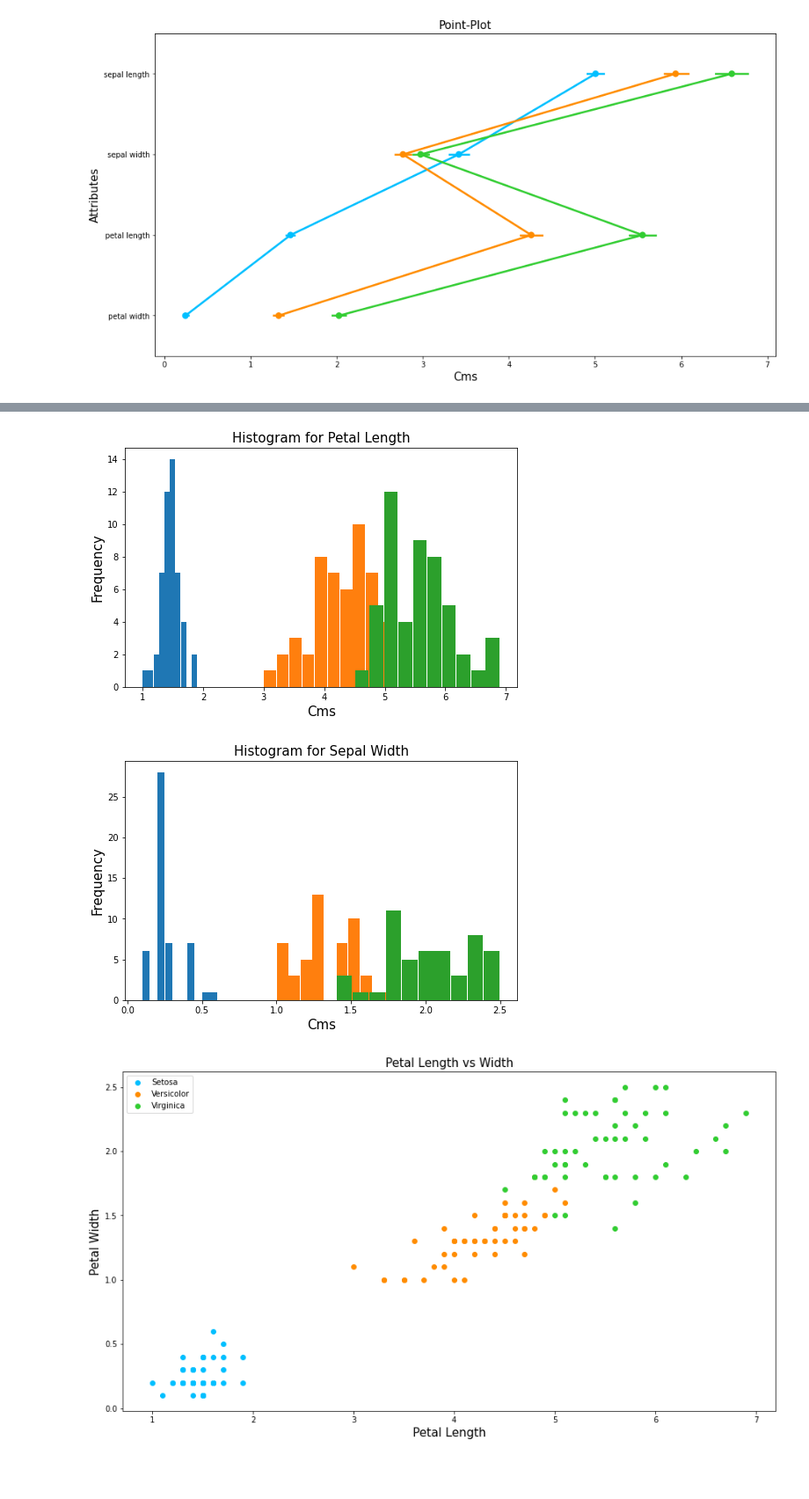
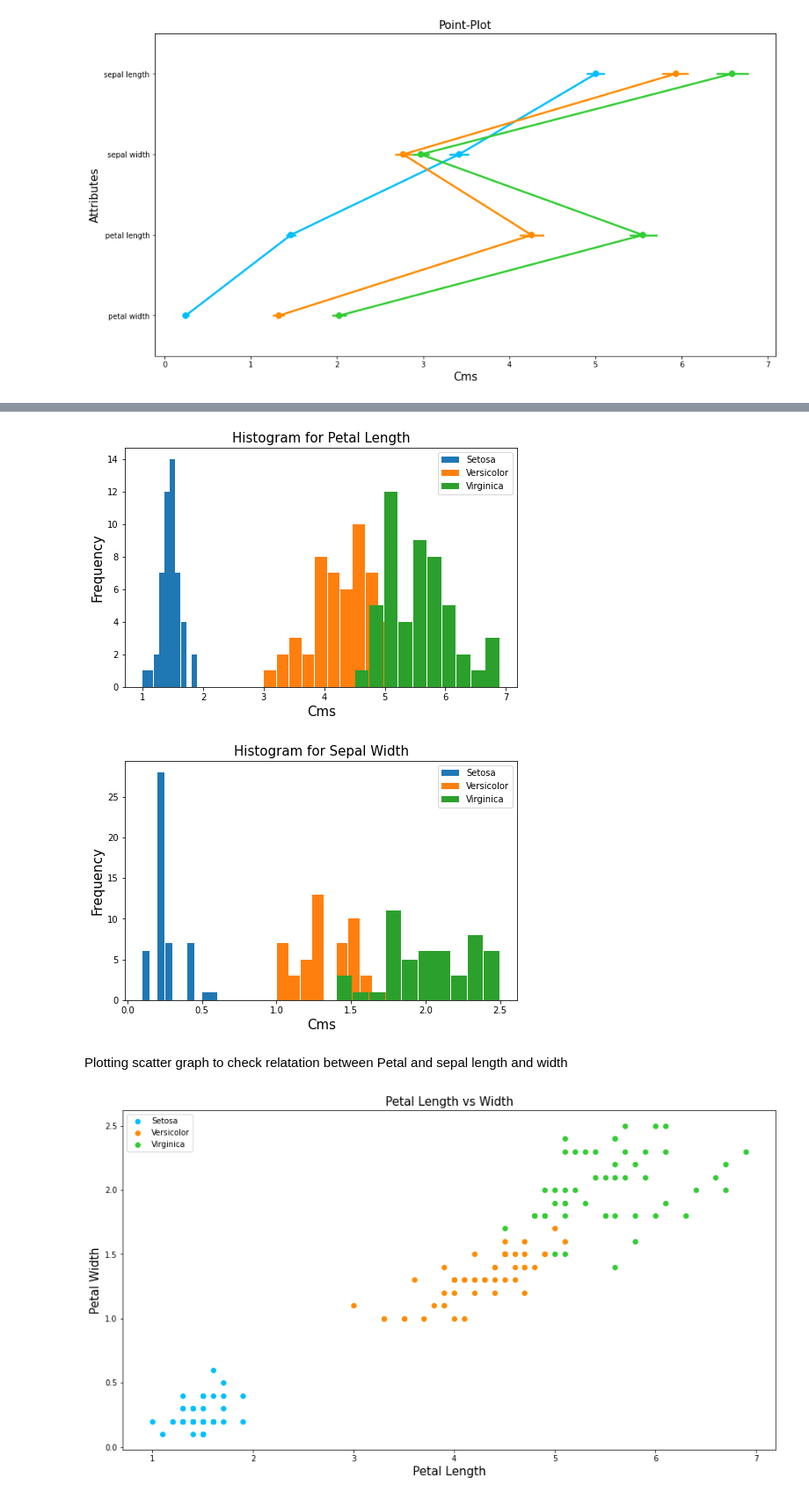
Before and after one commit to tanmayjagtap7/LGMVIP-DataScience, a Jupyter notebook: Task 1/ Iris Data Classification.ipynb, the cells around one changed output, grey strips where cells are left out. Shown: that part at 88% size. Saved outputs shown, nothing was run; the diff lists cells and outputs as text; code cells hidden in the pictures; blank space fills up the shorter version.

```diff
--- a/Task 1/ Iris Data Classification.ipynb
+++ b/Task 1/ Iris Data Classification.ipynb
@@ -208,25 +227,29 @@ plt.show()
 # %%
 plt.figure(figsize=(8,5))
-plt.hist(df[df['class']=='Iris-setosa']['petal length'],rwidth=0.95)
-plt.hist(df[df['class']=='Iris-versicolor']['petal length'],rwidth=0.95)
-plt.hist(df[df['class']=='Iris-virginica']['petal length'],rwidth=0.95)
+plt.hist(df[df['class']=='Iris-setosa']['petal length'],rwidth=0.95, label="Setosa")
+plt.hist(df[df['class']=='Iris-versicolor']['petal length'],rwidth=0.95, label="Versicolor")
+plt.hist(df[df['class']=='Iris-virginica']['petal length'],rwidth=0.95, label="Virginica")
 plt.title('Histogram for Petal Length', fontsize = 15)
 plt.xlabel('Cms', fontsize = 15)
 plt.ylabel('Frequency', fontsize = 15)
+plt.legend()
 plt.show()
 # %% [output]
-[figure, old version]
+[figure, new version]
 # %%
 plt.figure(figsize=(8,5))
-plt.hist(df[df['class']=='Iris-setosa']['petal width'],rwidth=0.95)
-plt.hist(df[df['class']=='Iris-versicolor']['petal width'],rwidth=0.95)
-plt.hist(df[df['class']=='Iris-virginica']['petal width'],rwidth=0.95)
+plt.hist(df[df['class']=='Iris-setosa']['petal width'],rwidth=0.95, label="Setosa")
+plt.hist(df[df['class']=='Iris-versicolor']['petal width'],rwidth=0.95, label="Versicolor")
+plt.hist(df[df['class']=='Iris-virginica']['petal width'],rwidth=0.95, label="Virginica")
 plt.title('Histogram for Sepal Width', fontsize = 15)
 plt.xlabel('Cms', fontsize = 15)
 plt.ylabel('Frequency', fontsize = 15)
+plt.legend()
 plt.show()
 # %% [output]
-[figure, old version]
+[figure, new version]
+# %% [markdown]
+Plotting scatter graph to check relatation between Petal and sepal length and width
 # %%
 plt.figure(figsize=(15,8))
 plt.scatter(setosa['petal length'], setosa['petal width'], color="deepskyblue", label="Setosa")
```
Also changed, not shown: parts of 51 cells of this notebook.
